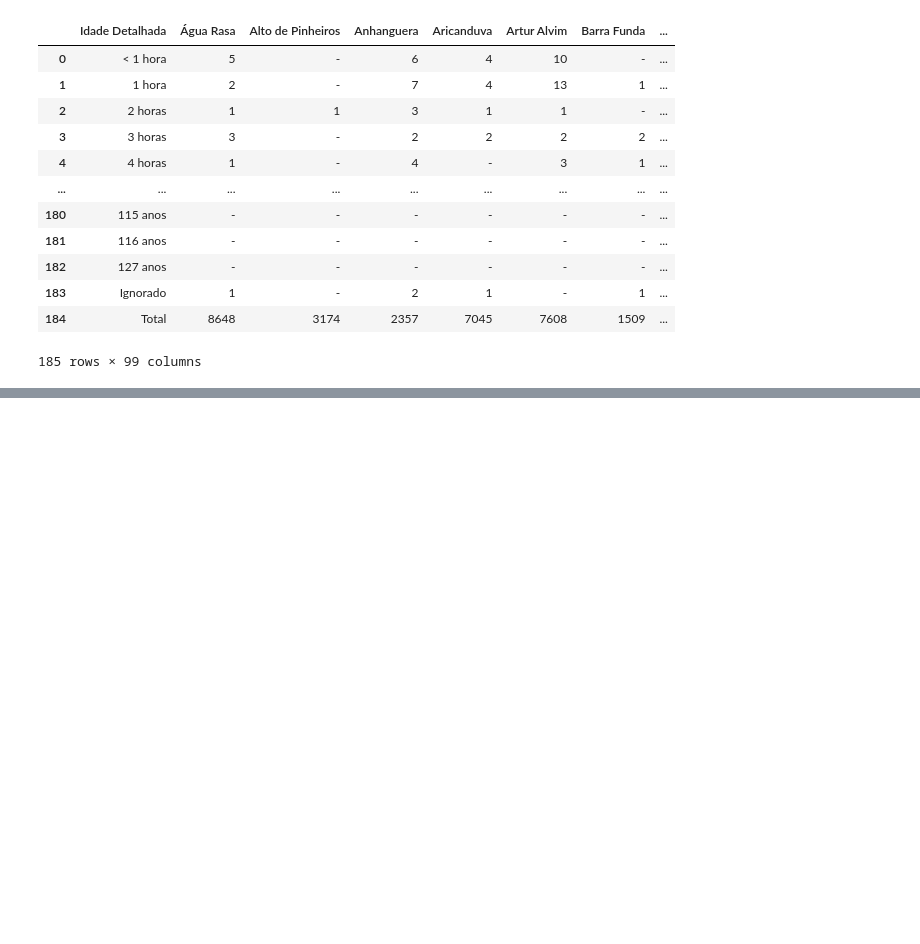
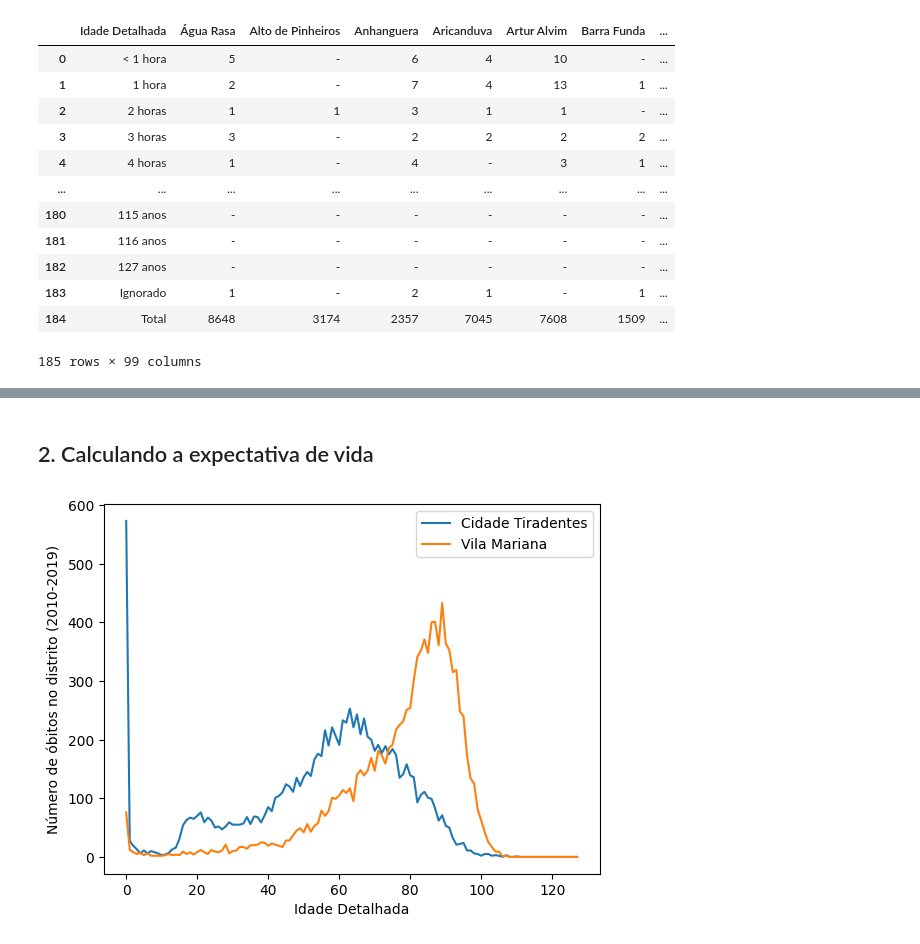
Before and after one commit to tecMTST/tutorial-de-dados, a Jupyter notebook: 99-incompletos/expectativa-de-vida/10_expectativa-vida_distritos-SP.ipynb, the cells around one changed output, grey strips where cells are left out. Saved outputs shown, nothing was run; the diff lists cells and outputs as text; code cells hidden in the pictures; blank space fills up the shorter version.

Commit message:
Tema = Expectativa de vida: Completei limpeza e preparação dos dados.

```diff
--- a/99-incompletos/expectativa-de-vida/10_expectativa-vida_distritos-SP.ipynb
+++ b/99-incompletos/expectativa-de-vida/10_expectativa-vida_distritos-SP.ipynb
@@ -31,0 +132,5 @@ bruto_df
+# %%
+# Seleciona colunas de distritos e soma os óbitos em cada coluna:
+soma_ate_1_ano = ate_1_ano_df.iloc[:, 1:].sum()
+# Mostra o resultado:
+soma_ate_1_ano
@@ -31,0 +150,7 @@ bruto_df
+# %%
+# Transforma a série em uma linha de uma tabela:
+soma_ate_1_ano_df = soma_ate_1_ano.to_frame().transpose()
+# Adiciona a coluna de idade:
+soma_ate_1_ano_df.insert(0, 'Idade Detalhada', '0 anos')
+# Mostra o resultado:
+soma_ate_1_ano_df
@@ -31,0 +164,6 @@ bruto_df
+# %%
+# Seleciona linhas que contabilizam óbitos por ano:
+mais_1_ano_df = limpo_df.loc[~limpo_df['Idade Detalhada'].str.contains('hora|dia|mes', regex=True)]
+
+# Junta as duas tabelas:
+limpo_df = pd.concat([soma_ate_1_ano_df, mais_1_ano_df])
@@ -31,0 +184,7 @@ bruto_df
+# %%
+# Retiramos a palavra 'ano' ou 'anos' e transformamos o que sobra em números inteiros:
+limpo_df['Idade Detalhada'] = limpo_df['Idade Detalhada'].str.replace('anos?', '', regex=True).astype(int)
+# Define a idade como índice da tabela (nome das linhas) e joga o índica anterior fora:
+limpo_df.set_index('Idade Detalhada', drop=True, inplace=True)
+# Mostra o resultado:
+limpo_df
@@ -31,0 +210,10 @@ bruto_df
+# %% [markdown]
+## 2. Calculando a expectativa de vida
+# %%
+for distrito in ['Cidade Tiradentes', 'Vila Mariana']:
+    limpo_df[distrito].plot(label=distrito)
+pl.ylabel('Número de óbitos no distrito (2010-2019)')
+pl.legend()
+pl.show()
+# %% [output]
+[figure, added]
```
Also changed, not shown: parts of 22 cells of this notebook.
